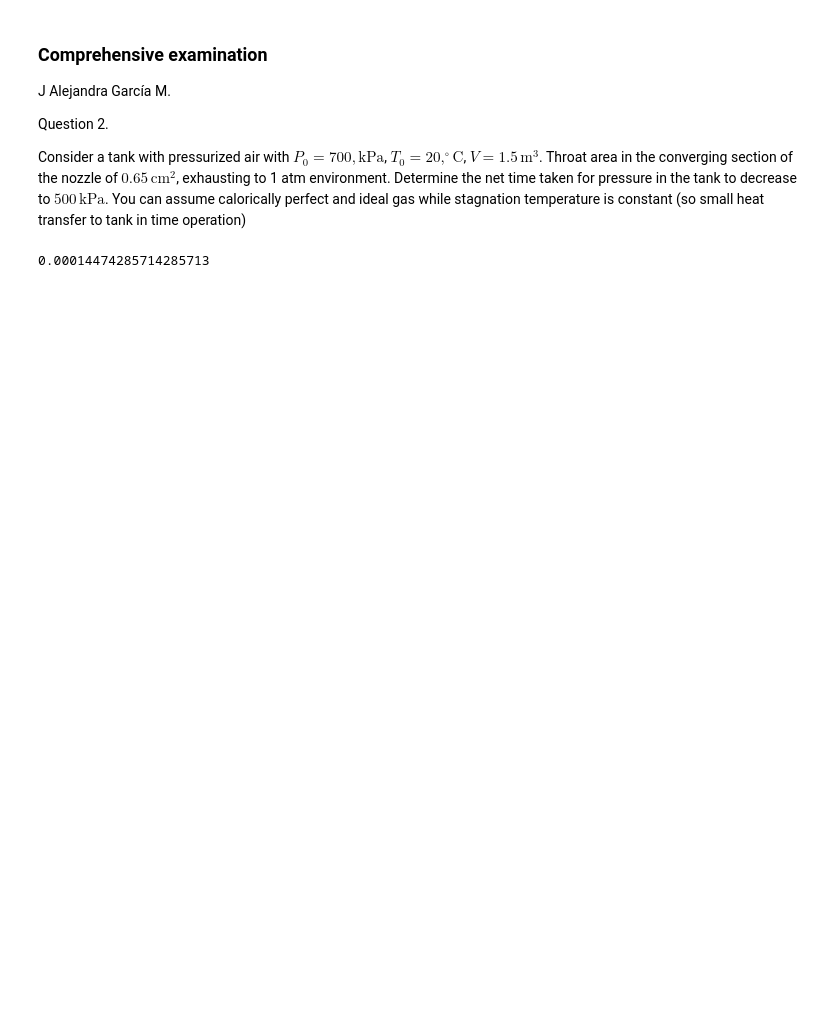
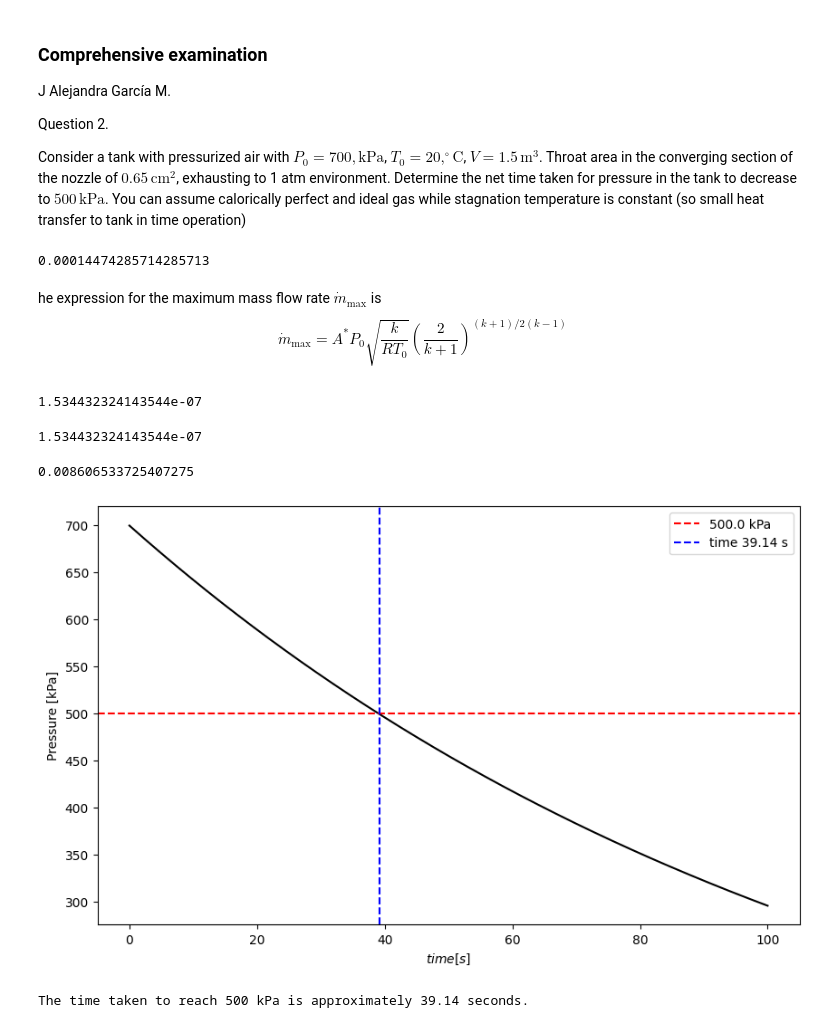
Before and after one commit to alegmor/Q3-comprehensive, a Jupyter notebook: Q2-comprehensive.ipynb, the cells around one changed output. Drawn from its saved outputs; the diff is of its cells as text; code cells hidden in the pictures; blank space fills up the shorter version.

```diff
--- a/Q2-comprehensive.ipynb
+++ b/Q2-comprehensive.ipynb
@@ -7,22 +7,70 @@ Question 2.
 
 Consider a tank with pressurized air with $P_0 = 700,\text{kPa}$, $T_0 = 20 ,^\circ\text{C}$, $V = 1.5\,\text{m}^3$. Throat area in the converging section of the nozzle of $0.65\,\text{cm}^2$, exhausting to 1 atm environment. Determine the net time taken for pressure in the tank to decrease to $500\,\text{kPa}$. You can assume calorically perfect and ideal gas while stagnation temperature is constant (so small heat transfer to tank in time operation)
 # %%
+import numpy as np
+
 def Celsius_to_Kelvin(T):
     return T + 273.15
 
-Po    = 700e3                       # Initial pressure in Pa
-Po_t  = 500e3                       # Pressure at time t in Pa
+P0    = 700e3                       # Initial pressure in Pa
+P     = 500e3                       # Pressure at time t in Pa
 P_atm = 101.32                      # Atmospheric pressure in Pa
 A     = 6.5e-5                      # Throat area in m^2
 R     = 287                         # Gas constant J/(kg.K)
-To    = 20                          # Temperature in Celsius
-To    =  Celsius_to_Kelvin(To)      # Temperature in Kelvin
+T0    = 20                          # Temperature in Celsius
+T0    =  Celsius_to_Kelvin(T0)      # Temperature in Kelvin
 V     = 1.5                         # Volume in m^3
 k     = 1.4                         # Constant
 Ma    = 1                           # Mach number
 A     = 0.000065                    # Area of the converging nozzle m^2
 
 
-P_atm/Po                            #Ratio of P_atm/Po
+P_atm/P0                            #Ratio of P_atm/Po
 # %% [output]
 0.00014474285714285713
+# %% [markdown]
+he expression for the maximum mass flow rate $\dot{m}_{\text{max}}$ is
+\begin{equation}
+    \dot{m}_{\text{max}} =  A^* P_0 \sqrt{\frac{k}{R T_0}} \left(\frac{2}{k+1} \right)^{(k+1)/2(k-1)}
+\end{equation}
+# %%
+def max_mass_flow_rate(P0,A, R, T0, k):
+    term = np.sqrt((k / (R * T0))) * ((2 / (k + 1)) ** ((k + 1) / (2 * (k - 1))))
+    return A *P0*term
+
+max_mass_flow_rate(1,A, R, T0, k) #*P0
+# %% [output]
+1.534432324143544e-07
+# %%
+max_mass_flow_rate(1,A, R, T0, k)
+# %% [output]
+1.534432324143544e-07
+# %%
+((T0*R)/V)*max_mass_flow_rate(1,A, R, T0, k)
+# %% [output]
+0.008606533725407275
+# %%
+decay_rate = 0.008606
+P          = 500000
+time       = np.linspace(0, 100, 1000)
+C          = P0/1e3
+P0_t       = C * np.exp(-decay_rate * time)
+time_at_P  = time[np.argmin(np.abs(P0_t - (P/1e3)))]
+
+
+plt.figure(figsize=(10, 6))
+plt.plot(time, P0_t,color='black')
+plt.axhline(y=P/1e3, color='r', linestyle='--', label=f'{P/1e3} kPa')
+plt.axvline(x=time_at_P, color='b', linestyle='--', label=f'time {time_at_P:.2f} s')
+plt.xlabel('$time [s]$')
+plt.ylabel('Pressure [kPa]')
+plt.legend()
+plt.savefig('pressure_decay_plot.png', dpi=300)
+plt.show()
+
+
+
+print(f"The time taken to reach 500 kPa is approximately {time_at_P:.2f} seconds.")
+# %% [output]
+[figure, added]
+The time taken to reach 500 kPa is approximately 39.14 seconds.
```
